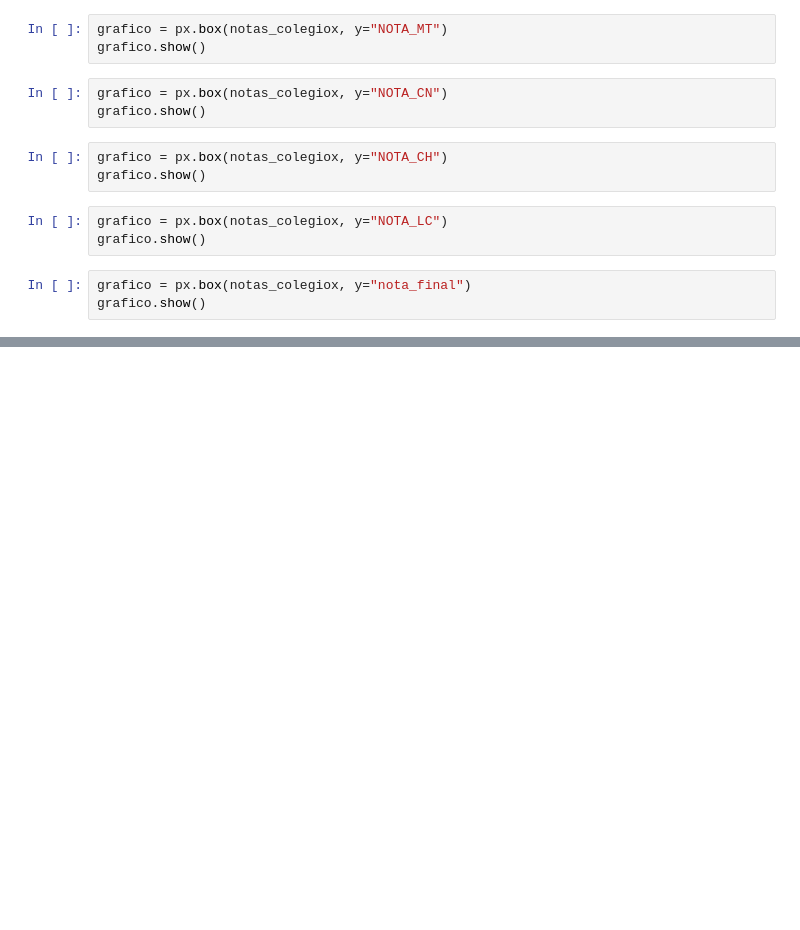
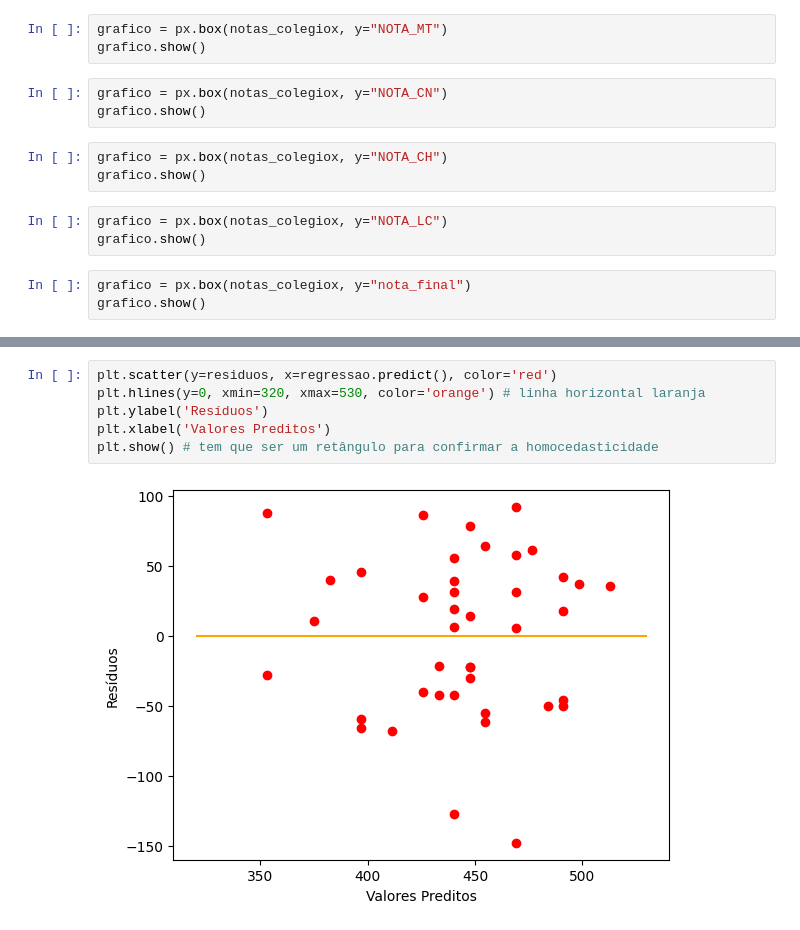
Before and after one commit to luizakuze/Cursos, a Jupyter notebook: curso/estatistica-inferencial/correlacao_regrassao.ipynb, the cells around one changed output, grey strips where cells are left out. Saved outputs shown, nothing was run; the diff lists cells and outputs as text; blank space fills up the shorter version.

```diff
--- a/curso/estatistica-inferencial/correlacao_regrassao.ipynb
+++ b/curso/estatistica-inferencial/correlacao_regrassao.ipynb
@@ -179,0 +282,8 @@ grafico.show()
+# %%
+plt.scatter(y=residuos, x=regressao.predict(), color='red')
+plt.hlines(y=0, xmin=320, xmax=530, color='orange') # linha horizontal laranja
+plt.ylabel('Resíduos')
+plt.xlabel('Valores Preditos')
+plt.show() # tem que ser um retângulo para confirmar a homocedasticidade
+# %% [output]
+[figure, added]
```
Also changed, not shown: parts of 15 cells of this notebook.
